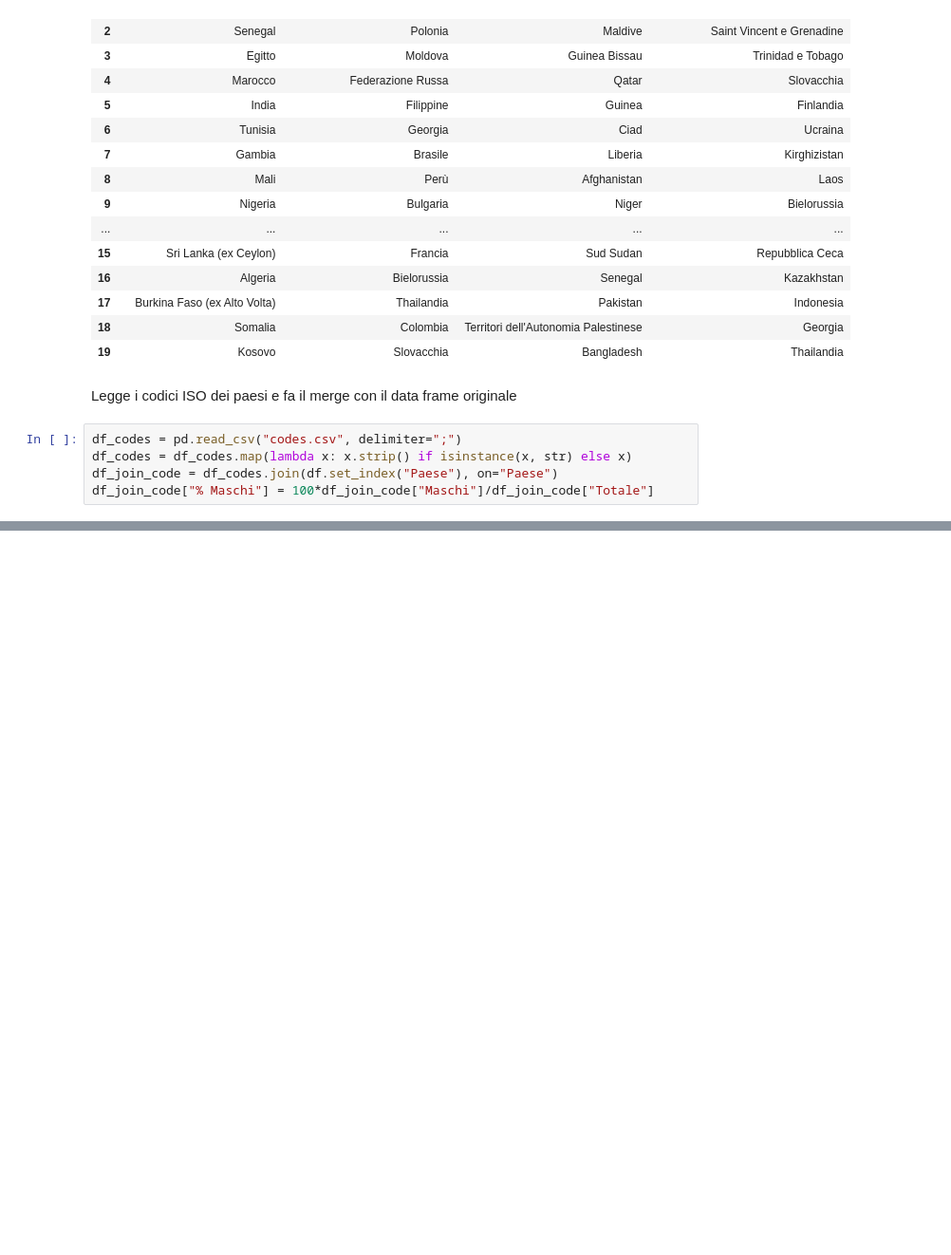
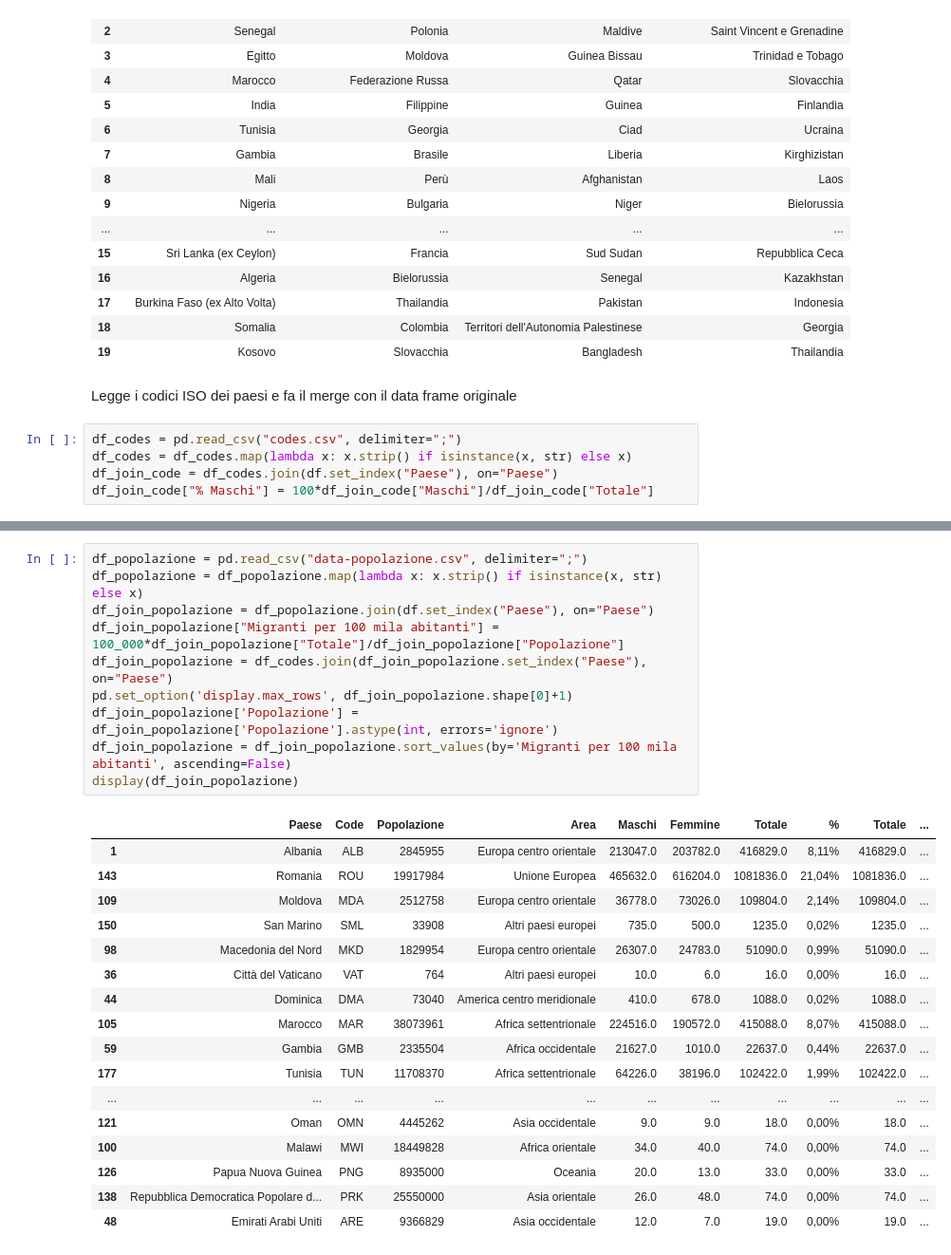
Before and after one commit to nfmmendes/stranieri-in-italia, a Jupyter notebook: Stranieri in italia.ipynb, the cells around one changed output, grey strips where cells are left out. Shown at 95% size. Drawn from its saved outputs; the diff is of its cells as text; blank space fills up the shorter version.

```diff
--- a/Stranieri in italia.ipynb
+++ b/Stranieri in italia.ipynb
@@ -411,0 +413,28 @@ fig.show()
+# %%
+df_popolazione = pd.read_csv("data-popolazione.csv", delimiter=";")
+df_popolazione = df_popolazione.map(lambda x: x.strip() if isinstance(x, str) else x)
+df_join_popolazione = df_popolazione.join(df.set_index("Paese"), on="Paese")
+df_join_popolazione["Migranti per 100 mila abitanti"] = 100_000*df_join_popolazione["Totale"]/df_join_popolazione["Popolazione"]
+df_join_popolazione = df_codes.join(df_join_popolazione.set_index("Paese"), on="Paese")
+pd.set_option('display.max_rows', df_join_popolazione.shape[0]+1)
+df_join_popolazione['Popolazione'] = df_join_popolazione['Popolazione'].astype(int, errors='ignore')
+df_join_popolazione = df_join_popolazione.sort_values(by='Migranti per 100 mila abitanti', ascending=False)
+display(df_join_popolazione)
+# %% [output]
+|  | Paese | Code | Popolazione | Area | Maschi | Femmine | Totale | % | Totale | ... |
+| 1 | Albania | ALB | 2845955 | Europa centro orientale | 213047.0 | 203782.0 | 416829.0 | 8,11% | 416829.0 | ... |
+| 143 | Romania | ROU | 19917984 | Unione Europea | 465632.0 | 616204.0 | 1081836.0 | 21,04% | 1081836.0 | ... |
+| 109 | Moldova | MDA | 2512758 | Europa centro orientale | 36778.0 | 73026.0 | 109804.0 | 2,14% | 109804.0 | ... |
+| 150 | San Marino | SML | 33908 | Altri paesi europei | 735.0 | 500.0 | 1235.0 | 0,02% | 1235.0 | ... |
+| 98 | Macedonia del Nord | MKD | 1829954 | Europa centro orientale | 26307.0 | 24783.0 | 51090.0 | 0,99% | 51090.0 | ... |
+| 36 | Città del Vaticano | VAT | 764 | Altri paesi europei | 10.0 | 6.0 | 16.0 | 0,00% | 16.0 | ... |
+| 44 | Dominica | DMA | 73040 | America centro meridionale | 410.0 | 678.0 | 1088.0 | 0,02% | 1088.0 | ... |
+| 105 | Marocco | MAR | 38073961 | Africa settentrionale | 224516.0 | 190572.0 | 415088.0 | 8,07% | 415088.0 | ... |
+| 59 | Gambia | GMB | 2335504 | Africa occidentale | 21627.0 | 1010.0 | 22637.0 | 0,44% | 22637.0 | ... |
+| 177 | Tunisia | TUN | 11708370 | Africa settentrionale | 64226.0 | 38196.0 | 102422.0 | 1,99% | 102422.0 | ... |
+| ... | ... | ... | ... | ... | ... | ... | ... | ... | ... | ... |
+| 121 | Oman | OMN | 4445262 | Asia occidentale | 9.0 | 9.0 | 18.0 | 0,00% | 18.0 | ... |
+| 100 | Malawi | MWI | 18449828 | Africa orientale | 34.0 | 40.0 | 74.0 | 0,00% | 74.0 | ... |
+| 126 | Papua Nuova Guinea | PNG | 8935000 | Oceania | 20.0 | 13.0 | 33.0 | 0,00% | 33.0 | ... |
+| 138 | Repubblica Democratica Popolare d... | PRK | 25550000 | Asia orientale | 26.0 | 48.0 | 74.0 | 0,00% | 74.0 | ... |
+| 48 | Emirati Arabi Uniti | ARE | 9366829 | Asia occidentale | 12.0 | 7.0 | 19.0 | 0,00% | 19.0 | ... |
```
Also changed, not shown: parts of 3 cells of this notebook.
